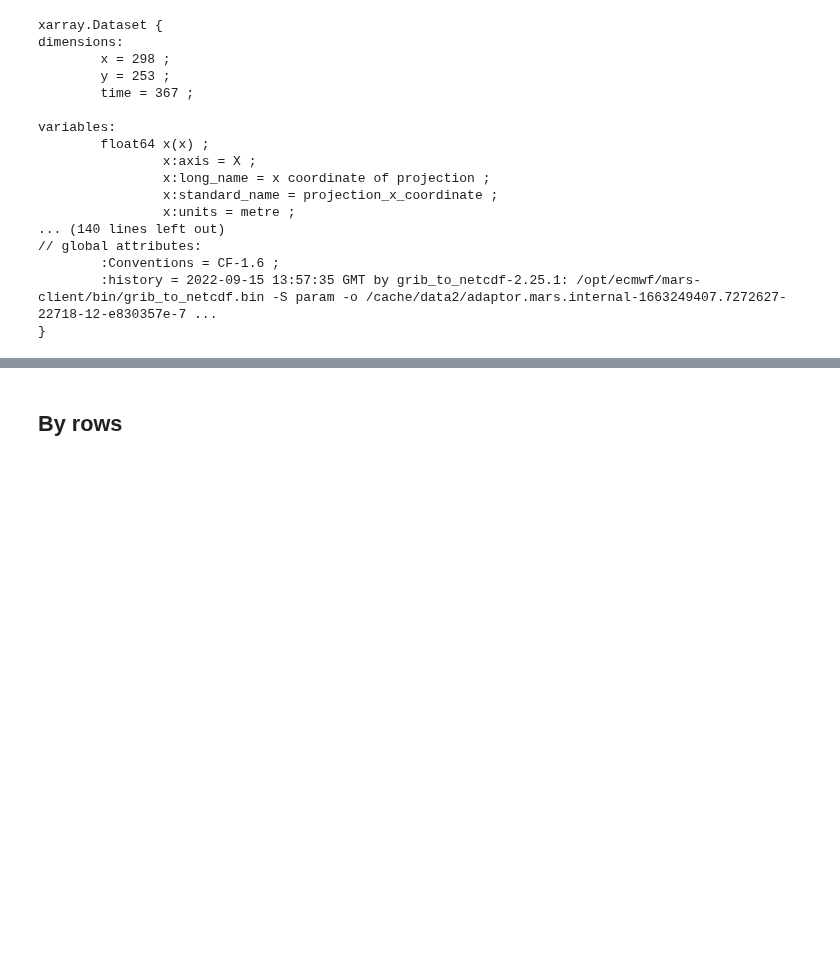
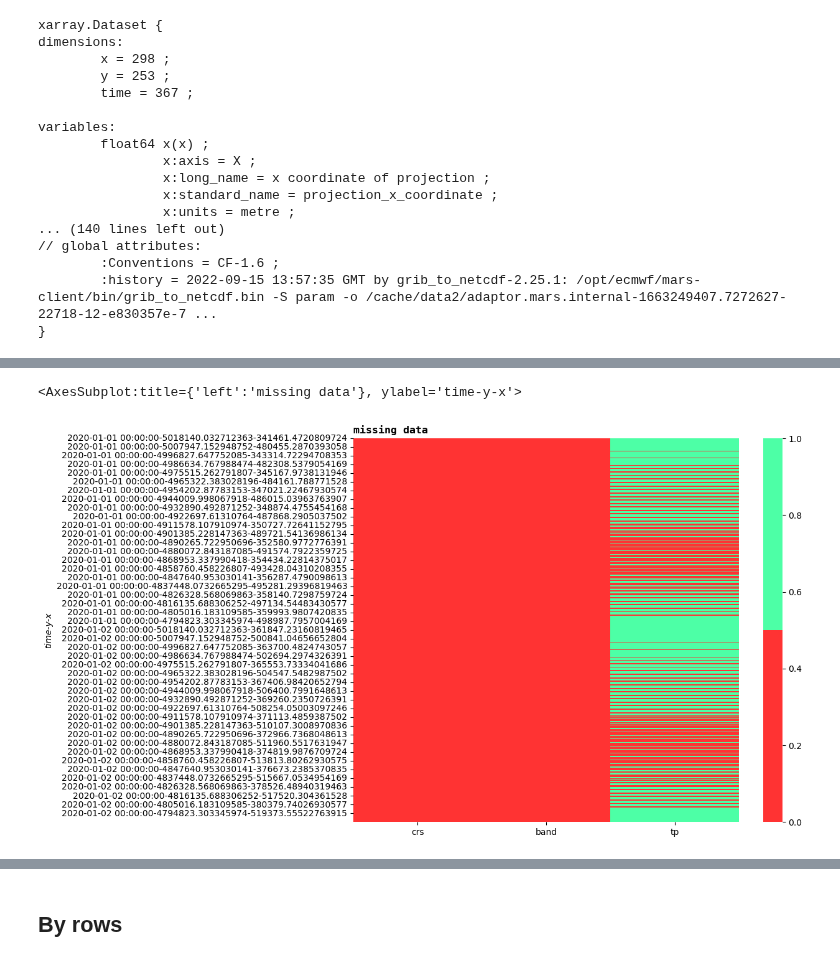
Before and after one commit to Sliders122/wildfire, a Jupyter notebook: src/Pre-Processing_Datacube.ipynb, the cells around one changed output, grey strips where cells are left out. Drawn from its saved outputs; the diff is of its cells as text; code cells hidden in the pictures; blank space fills up the shorter version.

```diff
--- a/src/Pre-Processing_Datacube.ipynb
+++ b/src/Pre-Processing_Datacube.ipynb
@@ -12,8 +12,8 @@ path_data = "../data/"
 # Download Dataset
 # %%
 datacube = xr.open_dataset(path_data + "datacube.nc")
-datacube_test = datacube.sel(
-    time=slice('2020-01-01', '2021-01-01'))
+datacube = datacube.sel(
+    time=slice('2020-01-01', '2020-01-02'))
 # %% [markdown]
 # Get information on the dataset
 # %%
@@ -112,0 +137,13 @@ percent_missing_data
+# %%
+df_evi = datacube["_1_km_16_days_EVI"].to_dataframe()
+df_lai = datacube["Fpar_500m"].to_dataframe()
+df_evap = datacube["ET_500m"].to_dataframe()
+df_u10 = datacube["u10"].to_dataframe()
+df_v10 = datacube["v10"].to_dataframe()
+df_t2m = datacube["t2m"].to_dataframe()
+df_ep = datacube["tp"].to_dataframe()
+df_firstday = datacube["First_Day"].to_dataframe()
+df_lastday = datacube["Last_Day"].to_dataframe()
+df_burndate = datacube["Burn_Date"].to_dataframe()
+df_firemask = datacube["FireMask"].to_dataframe()
+df_density = datacube["density"].to_dataframe()
@@ -113,13 +152,17 @@ percent_missing_data
 # %%
 plt.figure(figsize=(10,8))
 plt.title("missing data",
           fontsize='large',
           loc='left',
           fontweight='bold',
           family='monospace')
 plt.xlabel('collumns name', fontweight='bold', loc='left')
 plt.ylabel('Data point', style='italic', loc='bottom')
 
-cols = datacube.columns[:30]
+
+cols = df_ep.columns
 colours = ['#ff3333', '#4dffa6']
-sns.heatmap(datacube[cols].isna(), cmap=sns.color_palette(colours))
+sns.heatmap(df_ep[cols].isna(), cmap=sns.color_palette(colours))
+# %% [output]
+<AxesSubplot:title={'left':'missing data'}, ylabel='time-y-x'>
+[figure, added]
```
Also changed, not shown: parts of 37 cells of this notebook, 1 other file.
